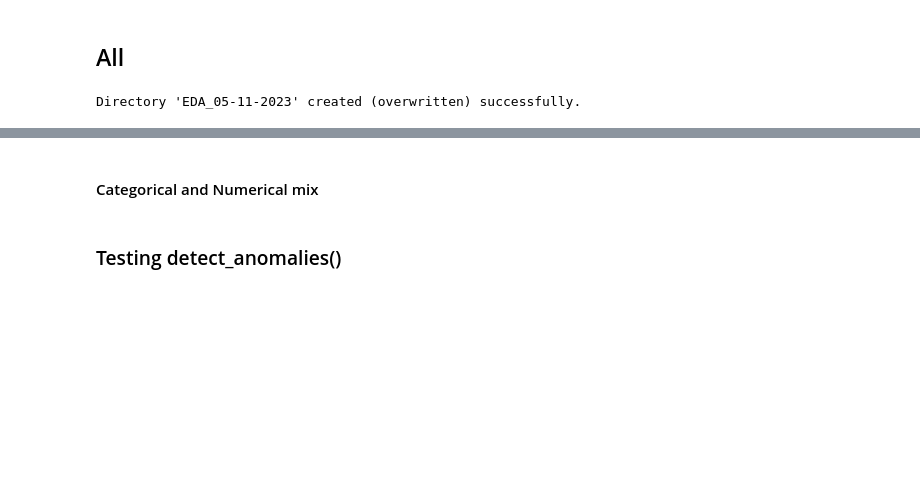
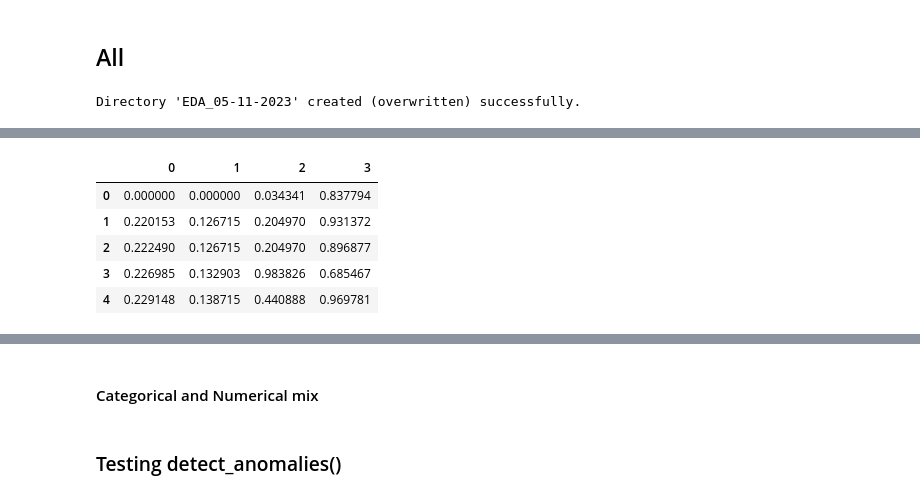
Before and after one commit to HexaPulsar/LabMDS, a Jupyter notebook: Proyecto_1/NUEVO_Proyecto_enunciado.ipynb, the cells around one changed output, grey strips where cells are left out. Saved outputs shown, nothing was run; the diff lists cells and outputs as text; code cells hidden in the pictures; blank space fills up the shorter version.

```diff
--- a/Proyecto_1/NUEVO_Proyecto_enunciado.ipynb
+++ b/Proyecto_1/NUEVO_Proyecto_enunciado.ipynb
@@ -665 +691,10 @@ Directory 'EDA_05-11-2023' created (overwritten) successfully.
+# %%
+display(test_class.df.head())
+# %% [output]
+|  | 0 | 1 | 2 | 3 |
+| 0 | 0.000000 | 0.000000 | 0.034341 | 0.837794 |
+| 1 | 0.220153 | 0.126715 | 0.204970 | 0.931372 |
+| 2 | 0.222490 | 0.126715 | 0.204970 | 0.896877 |
+| 3 | 0.226985 | 0.132903 | 0.983826 | 0.685467 |
+| 4 | 0.229148 | 0.138715 | 0.440888 | 0.969781 |
 # %%
```
Also changed, not shown: parts of 12 cells of this notebook, 2 other files.
